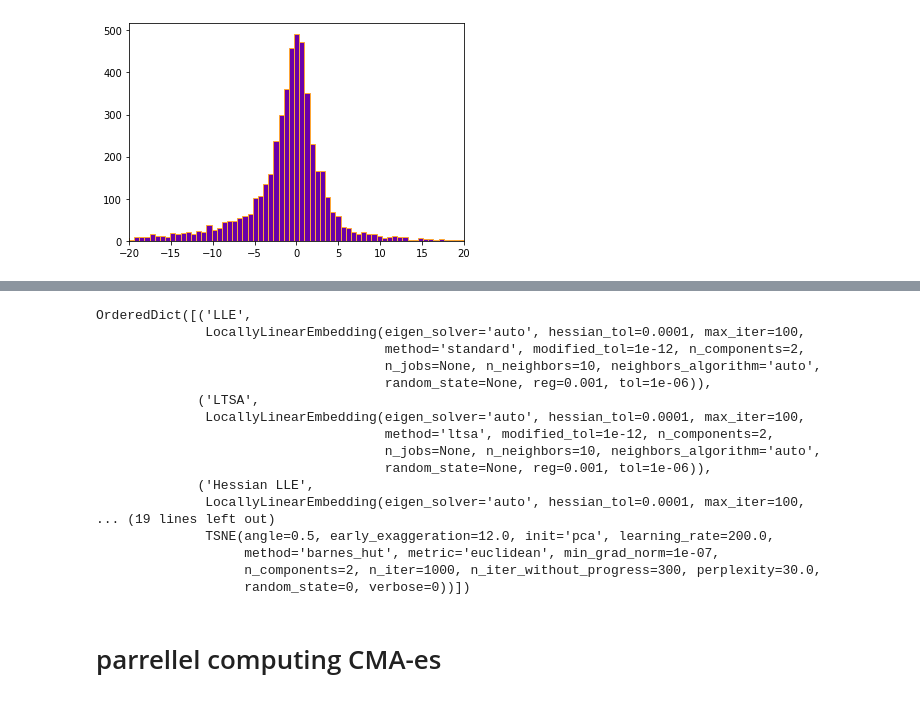
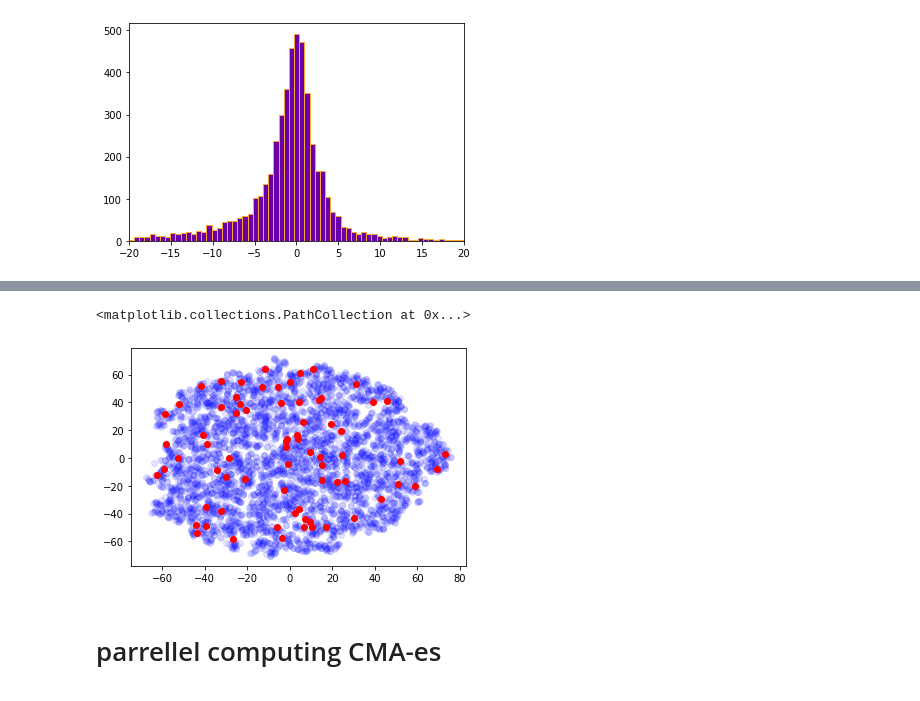
Before and after one commit to someoneinthecrowd/Microroller_Fields, a Jupyter notebook: 4para_try.ipynb, the cells around one changed output, grey strips where cells are left out. Cells and saved outputs as stored; diff of their text form; code cells hidden in the pictures.

```diff
--- a/4para_try.ipynb
+++ b/4para_try.ipynb
@@ -311,23 +263,17 @@ t-SNE: 7.3 sec
-# %%
-methods
-# %% [output]
-OrderedDict([('LLE',
-              LocallyLinearEmbedding(eigen_solver='auto', hessian_tol=0.0001, max_iter=100,
-                                     method='standard', modified_tol=1e-12, n_components=2,
-                                     n_jobs=None, n_neighbors=10, neighbors_algorithm='auto',
-                                     random_state=None, reg=0.001, tol=1e-06)),
-             ('LTSA',
-              LocallyLinearEmbedding(eigen_solver='auto', hessian_tol=0.0001, max_iter=100,
-                                     method='ltsa', modified_tol=1e-12, n_components=2,
-                                     n_jobs=None, n_neighbors=10, neighbors_algorithm='auto',
-                                     random_state=None, reg=0.001, tol=1e-06)),
-             ('Hessian LLE',
-              LocallyLinearEmbedding(eigen_solver='auto', hessian_tol=0.0001, max_iter=100,
-... (19 lines left out)
-              TSNE(angle=0.5, early_exaggeration=12.0, init='pca', learning_rate=200.0,
-                   method='barnes_hut', metric='euclidean', min_grad_norm=1e-07,
-                   n_components=2, n_iter=1000, n_iter_without_progress=300, perplexity=30.0,
-                   random_state=0, verbose=0))])
+# %%
+from sklearn import manifold
+n_neighbors = 10
+tsne = manifold.TSNE(n_components=2, init='random', random_state=0)
+hp_tsne = tsne.fit_transform(test)
+# %%
+blue=np.array(result)>(-30)
+red=np.array(result)<(-30)
+# %%
+plt.scatter(hp_tsne[blue,0],hp_tsne[blue,1], c="b",alpha=0.1)
+plt.scatter(hp_tsne[red,0],hp_tsne[red,1], c="r")
+# %% [output]
+<matplotlib.collections.PathCollection at 0x...>
+[figure, added]
 # %% [markdown]
 # parrellel computing CMA-es
 # %%
```
Also changed, not shown: parts of 2 cells of this notebook.
